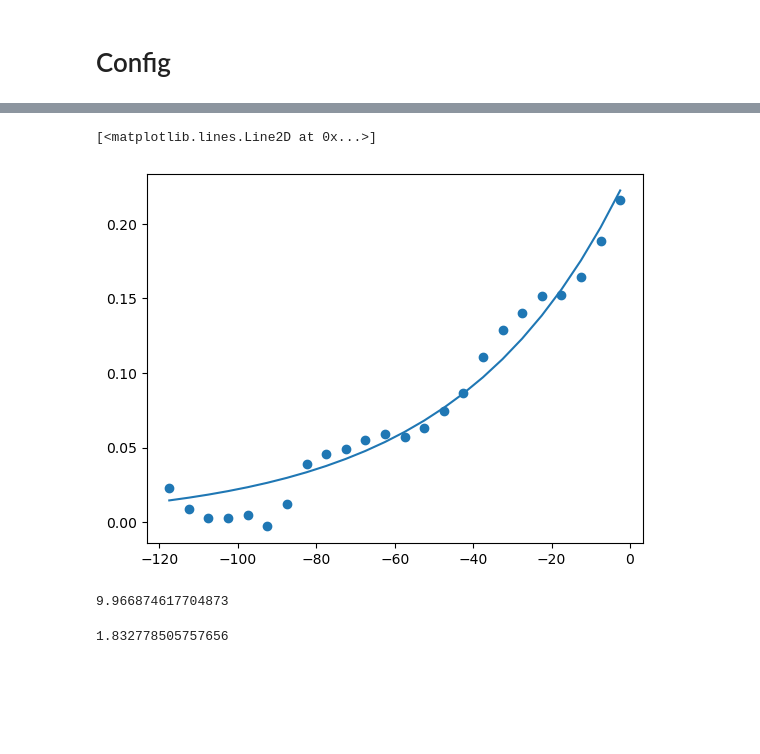
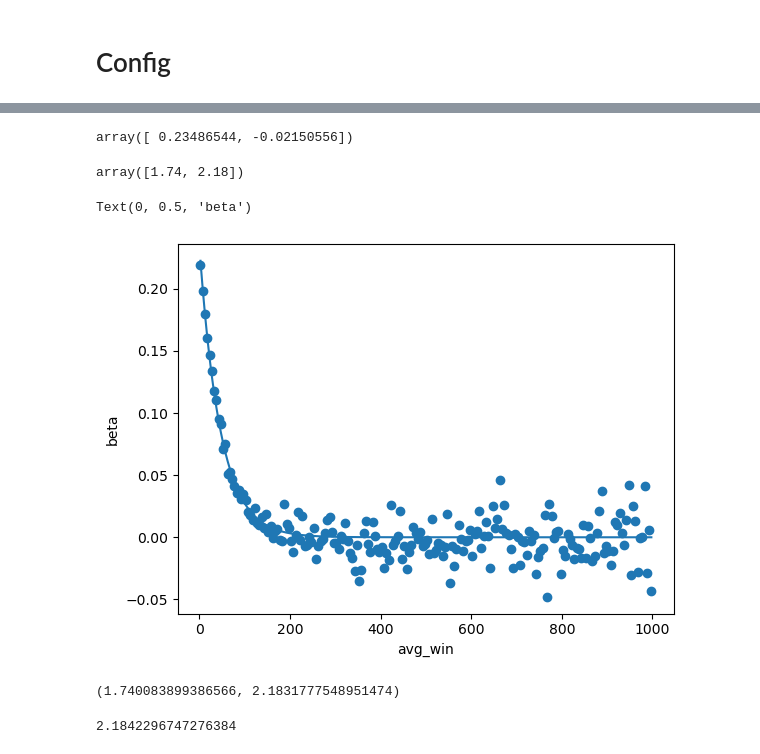
Before and after one commit to rzhan11/MarkData, a Jupyter notebook: nbs/data-gen2.ipynb, the cells around one changed output, grey strips where cells are left out. Cells and saved outputs as stored; diff of their text form; code cells hidden in the pictures; blank space fills up the shorter version.

```diff
--- a/nbs/data-gen2.ipynb
+++ b/nbs/data-gen2.ipynb
@@ -310,7 +263,12 @@ for ycol, resp_win in zip(ycols, resp_windows):
 #     df_beta
 
 
-    all_data += [{"beta": betas, "r2": r2s, "tstat": tstat, "keep_freq": keep_freq, "resp_win1": resp_win[0], "resp_win2": resp_win[1], "avg_win": np.mean(resp_win)}]
+    all_data += [{
+        "beta": betas, "r2": r2s, "tstat": tstat,
+        "keep_freq": keep_freq,
+        "resp_win1": resp_win[0], "resp_win2": resp_win[1],
+        "avg_win": np.mean(resp_win),
+    }]
 
 #     display(ols.summary())
 #     print(all_data)
@@ -352,22 +282,46 @@ from scipy.optimize import curve_fit
 def exp_fn(x, a, b):
     return a * np.exp(b * x)
 
-popt, pcov = curve_fit(exp_fn, df_beta["avg_window"], df_beta["beta"], p0=(-2.5, -0.1))
-# popt, pcov = curve_fit(exp_fn, df_beta["avg_window"], np.maximum(df_beta["beta"], 0), p0=(-2.5, -0.1))
+def fit_helper(p0):
+    return curve_fit(exp_fn, df_beta["avg_win"], df_beta["beta"], p0=p0)
+
+
+popt, pcov = fit_helper(p0=(-2.5, 0.1))
+if round(popt[0], 6) == 0:
+    popt, pcov = fit_helper(p0=(-2.5, -0.1))
+    if round(popt[0], 6) == 0:
+        assert False, popt
+
+
 curve_fn = lambda x: exp_fn(x, *popt)
+
+popt
+# %% [output]
+array([ 0.23486544, -0.02150556])
-# %%
-df_beta["beta_pred"] = curve_fn(df_beta["avg_window"])
+# %%
+# predict betas
+df_beta["beta_pred"] = curve_fn(df_beta["avg_win"])
+
+# get contemp betas
+np.round([np.sum(df_beta["beta"]), np.sum(df_beta["beta_pred"])], 2)
+# %% [output]
+array([1.74, 2.18])
 # %%
-plt.scatter(df_beta["avg_window"], df_beta["beta"])
-plt.plot(df_beta["avg_window"], df_beta["beta_pred"])
+# windows vs betas
+plt.scatter(df_beta["avg_win"], df_beta["beta"])
+plt.plot(df_beta["avg_win"], df_beta["beta_pred"])
+
+plt.xlabel("avg_win")
+plt.ylabel("beta")
 # %% [output]
-[<matplotlib.lines.Line2D at 0x...>]
+Text(0, 0.5, 'beta')
-[figure, old version]
+[figure, new version]
+# %%
+# get contemp betas
+np.sum(df_beta["beta"]), np.sum(df_beta["beta_pred"])
+# %% [output]
+(1.740083899386566, 2.1831777548951474)
 # %%
-popt[0] / popt[1]
+abs(popt[0] / popt[1]) / 5
 # %% [output]
-9.966874617704873
+2.1842296747276384
-# %%
-df_beta["beta"].sum()
-# %% [output]
-1.832778505757656
```
Also changed, not shown: parts of 13 cells of this notebook.
